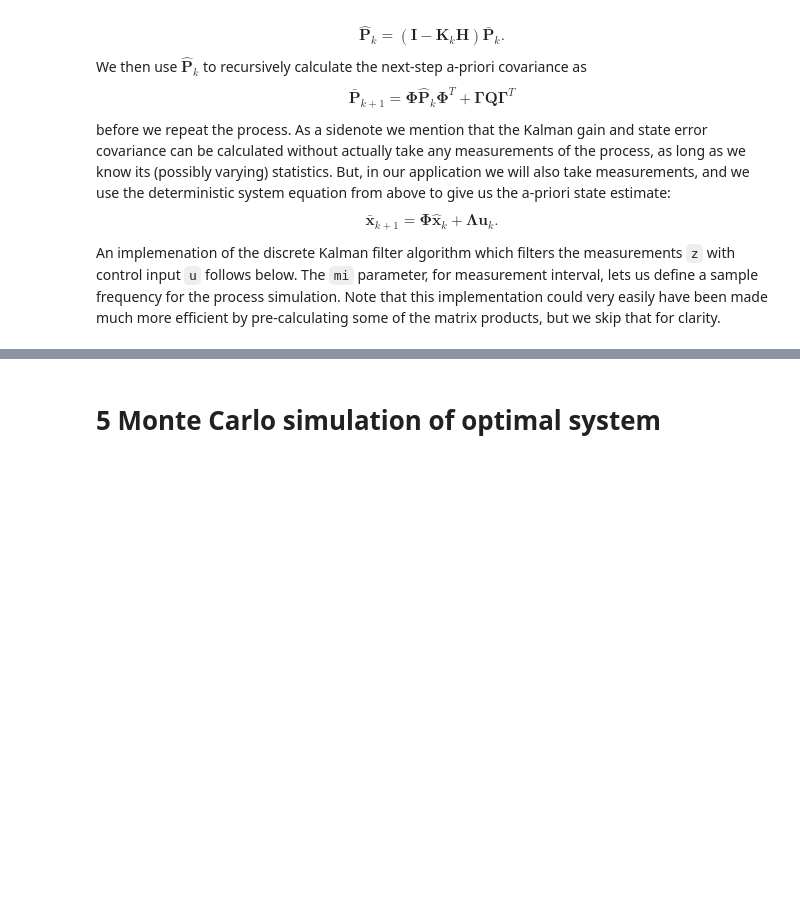
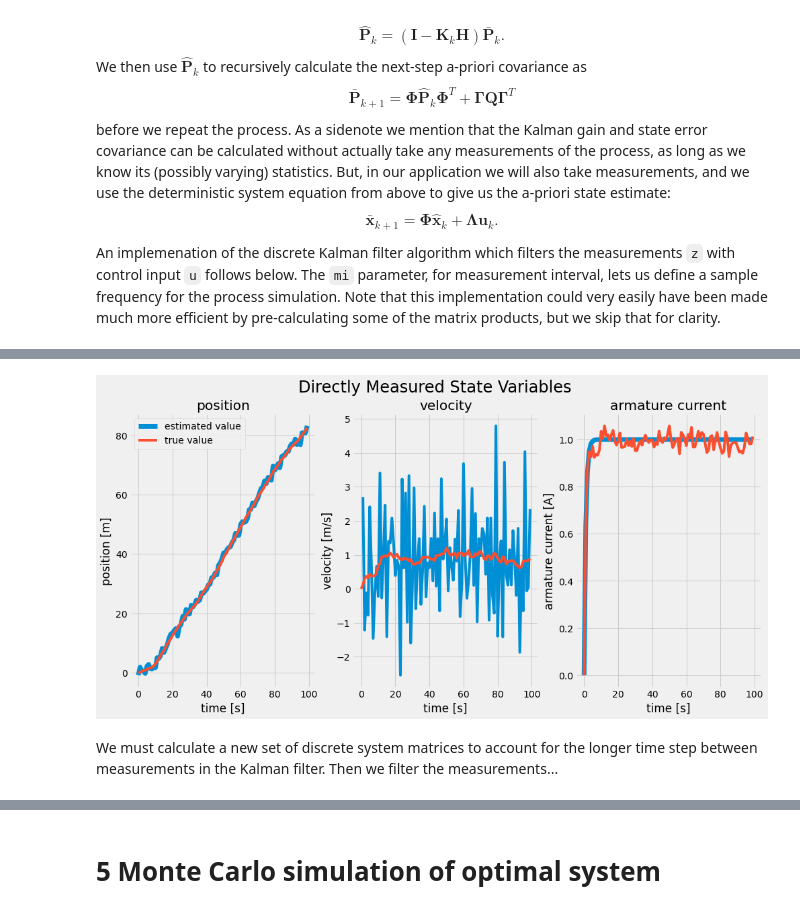
Before and after one commit to fonstelien/TEK4050, a Jupyter notebook: project/project.ipynb, the cells around one changed output, grey strips where cells are left out. Drawn from its saved outputs; the diff is of its cells as text; code cells hidden in the pictures; blank space fills up the shorter version.

```diff
--- a/project/project.ipynb
+++ b/project/project.ipynb
@@ -449 +475,37 @@ def kalman_filter(z, u, Fi, La, Ga, P0, H, R, mi, suboptimal=False):
+# %%
+fig, axes = plt.subplots(ncols=3, nrows=1, sharex=True, sharey=False, figsize=(15,7))
+fig.suptitle(r'Directly Measured State Variables', fontsize=24)
+
+tm = np.linspace(t0, tf, nm, endpoint=False)
+
+ax = axes[0]
+ax.set_title(r'position')
+ax.plot(tm, z[0], lw=7)
+ax.plot(tm, xm[0])
+ax.legend(['estimated value', 'true value'])
+ax.set_ylabel('position [m]')
+ax.set_xlabel('time [s]')
+
+ax = axes[1]
+ax.set_title(r'velocity')
+ax.plot(tm[1:], z[0,1:]-z[0,:-1])
+ax.plot(tm, xm[1])
+ax.set_ylabel('velocity [m/s]')
+ax.set_xlabel('time [s]')
+
+ax = axes[2]
+ax.set_title(r'armature current')
+x3 = np.zeros(nm)
+for k in range(1,nm):
+    x3[k] = x3[k-1] + (1-np.exp(-mi*dt/T3))*(1 - x3[k-1])
+ax.plot(tm, x3, lw=7)
+ax.plot(tm, xm[2])
+ax.set_ylabel('armature current [A]')
+ax.set_xlabel('time [s]')
+
+plt.show()
+# %% [output]
+[figure, added]
+# %% [markdown]
+We must calculate a new set of discrete system matrices to account for the longer time step between measurements in the Kalman filter. Then we filter the measurements...
 # %%
```
Also changed, not shown: parts of 20 cells of this notebook.
